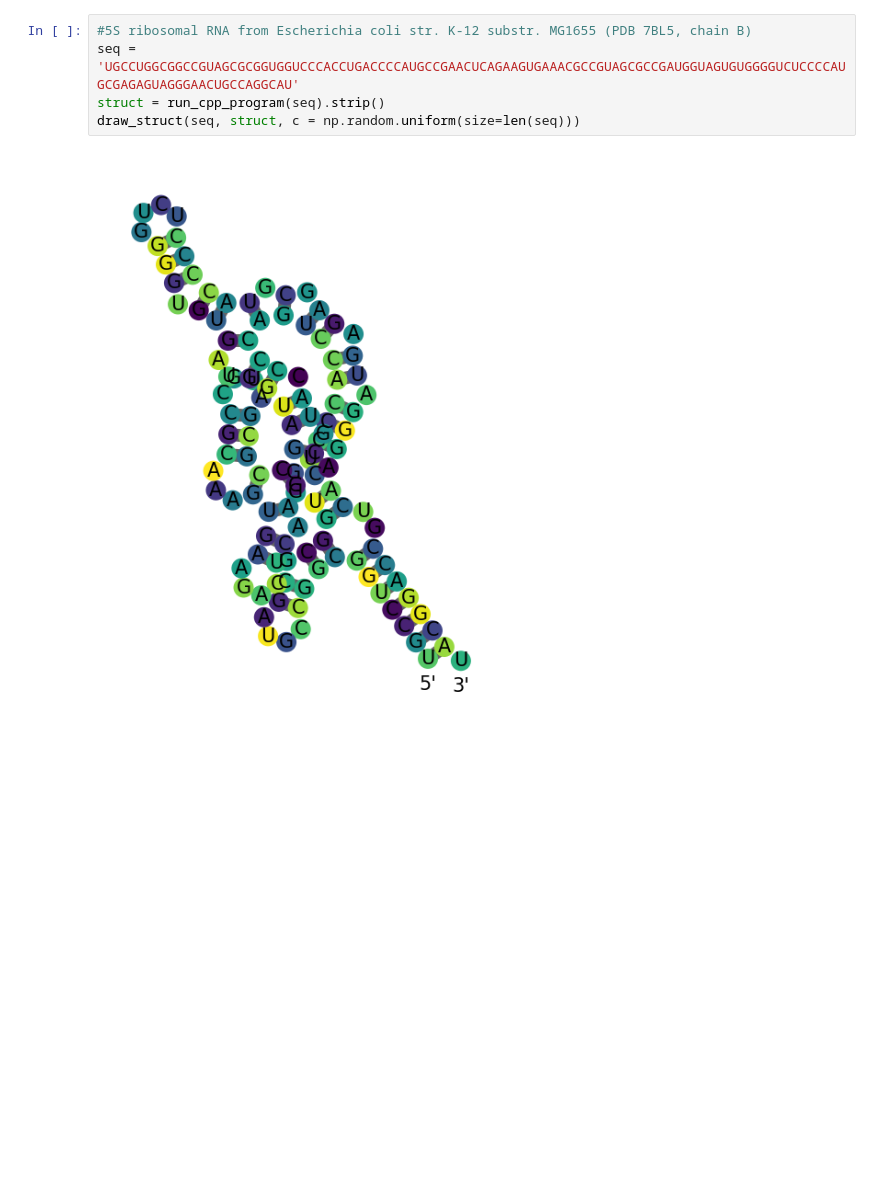
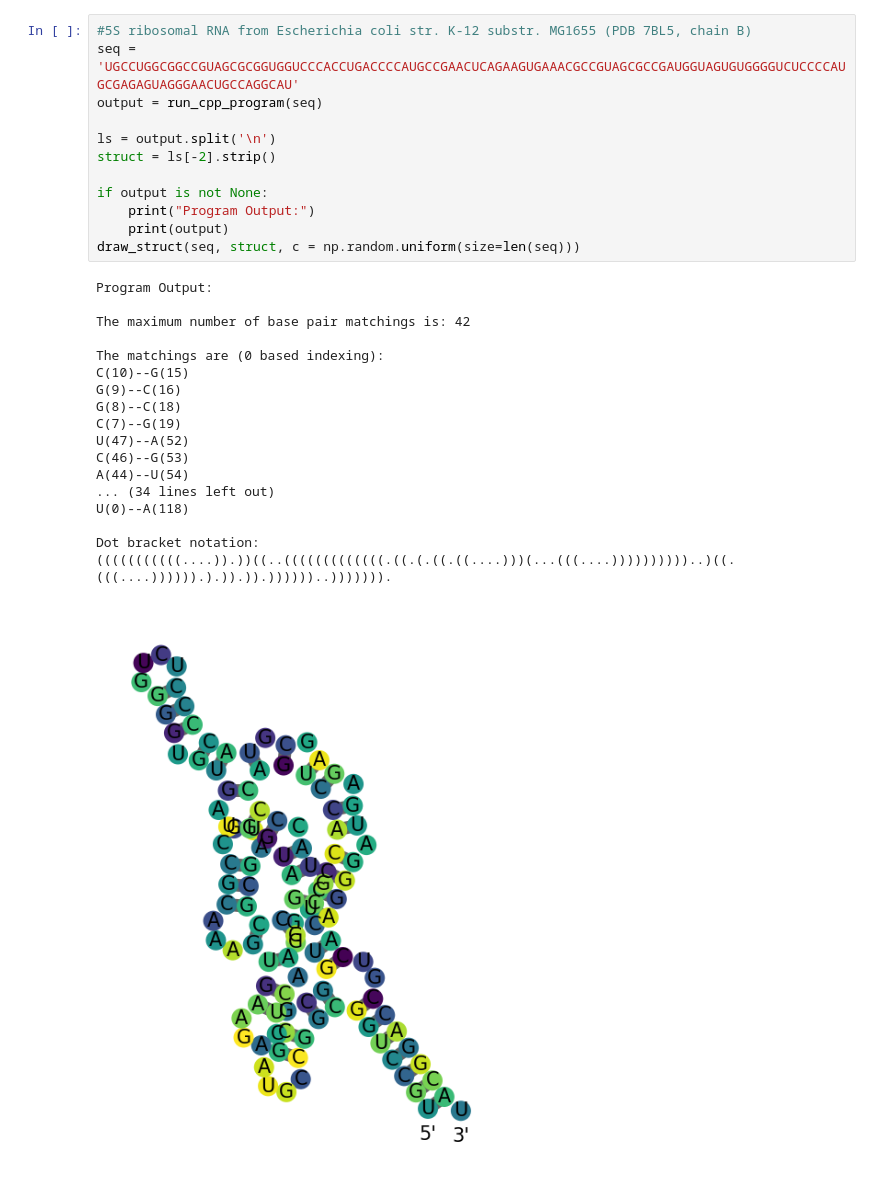
Before and after one commit to siddharthyayavaram/DAA_Asmt_2, a Jupyter notebook: draw_rna-master/example_files/notebook_demo.ipynb, the cells around one changed output. Cells and saved outputs as stored; diff of their text form; blank space fills up the shorter version.

Commit message:
timing and full output

```diff
--- a/draw_rna-master/example_files/notebook_demo.ipynb
+++ b/draw_rna-master/example_files/notebook_demo.ipynb
@@ -52,10 +81,34 @@ draw_struct(seq, struct, c = np.random.uniform(size=len(seq)))
 # %%
 #5S ribosomal RNA from Escherichia coli str. K-12 substr. MG1655 (PDB 7BL5, chain B)
 seq = 'UGCCUGGCGGCCGUAGCGCGGUGGUCCCACCUGACCCCAUGCCGAACUCAGAAGUGAAACGCCGUAGCGCCGAUGGUAGUGUGGGGUCUCCCCAUGCGAGAGUAGGGAACUGCCAGGCAU'
-struct = run_cpp_program(seq).strip()
+output = run_cpp_program(seq)
+
+ls = output.split('\n')
+struct = ls[-2].strip()
+
+if output is not None:
+    print("Program Output:")
+    print(output)
 draw_struct(seq, struct, c = np.random.uniform(size=len(seq)))
 # %% [output]
+Program Output:
+
+The maximum number of base pair matchings is: 42
+
+The matchings are (0 based indexing):
+C(10)--G(15)
+G(9)--C(16)
+G(8)--C(18)
+C(7)--G(19)
+U(47)--A(52)
+C(46)--G(53)
+A(44)--U(54)
+... (34 lines left out)
+U(0)--A(118)
+
+Dot bracket notation:
+(((((((((((....)).))((..(((((((((((((.((.(.((.((....)))(...(((....))))))))))..)((.(((....)))))).).)).)).))))))..))))))).
-[figure, old version]
+[figure, new version]
 # %%
 #synthetic construct M-box riboswitch (ykoK leader)
 seq = 'GGGCUUCGUUAGGUGAGGCUCCUGUAUGGAGAUACGCUGCUGCCCAAAAAUGUCCAAAGACGCCAAUGGGUCAACAGAAAUCAUCGACAUAAGGUGAUUUUUAAUGCAGCUGGAUGCUUGUCCUAUGCCAUACAGUGCUAAAGCUCUACGAUUGAAGCCCA'
```
Also changed, not shown: parts of 5 cells of this notebook, 3 other files.
